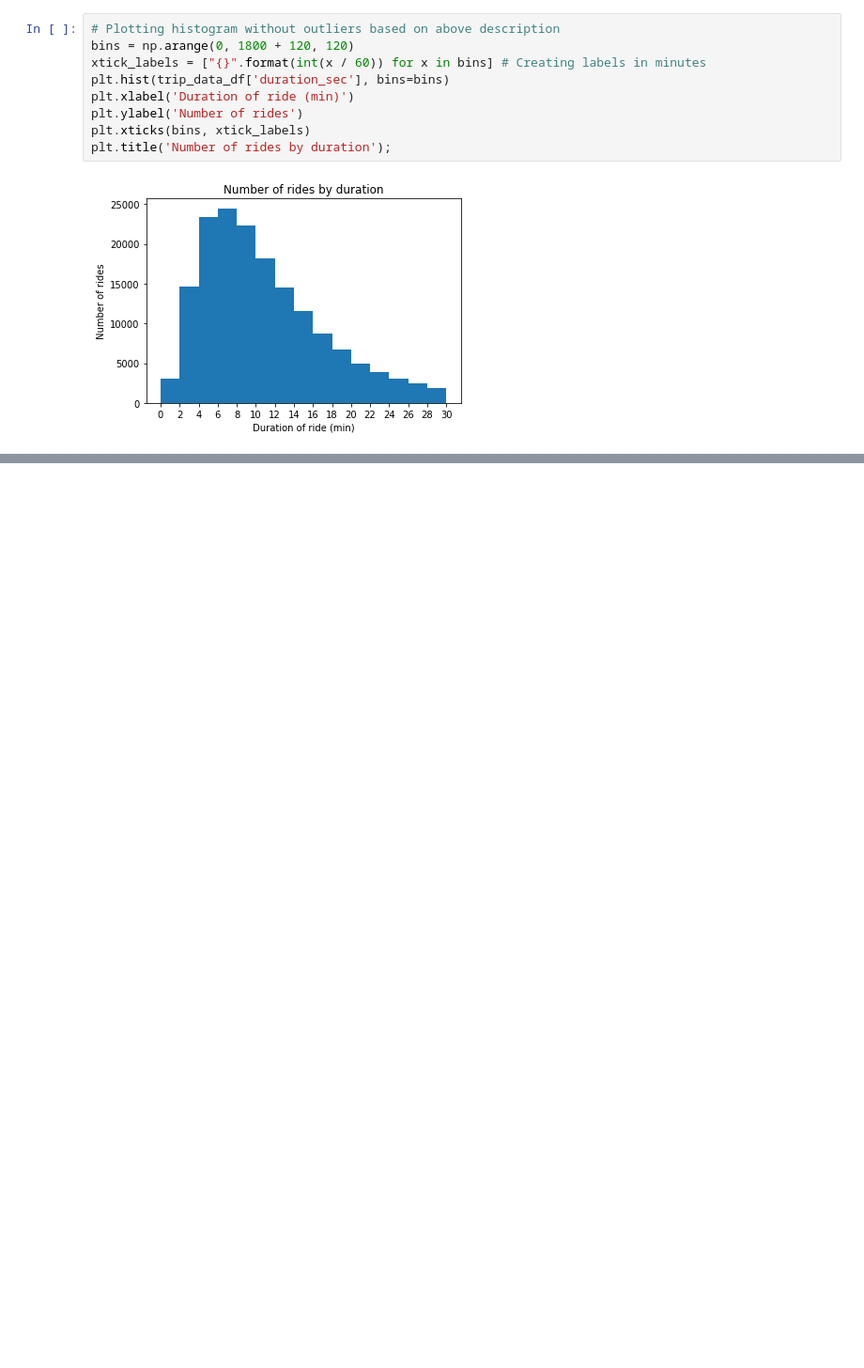
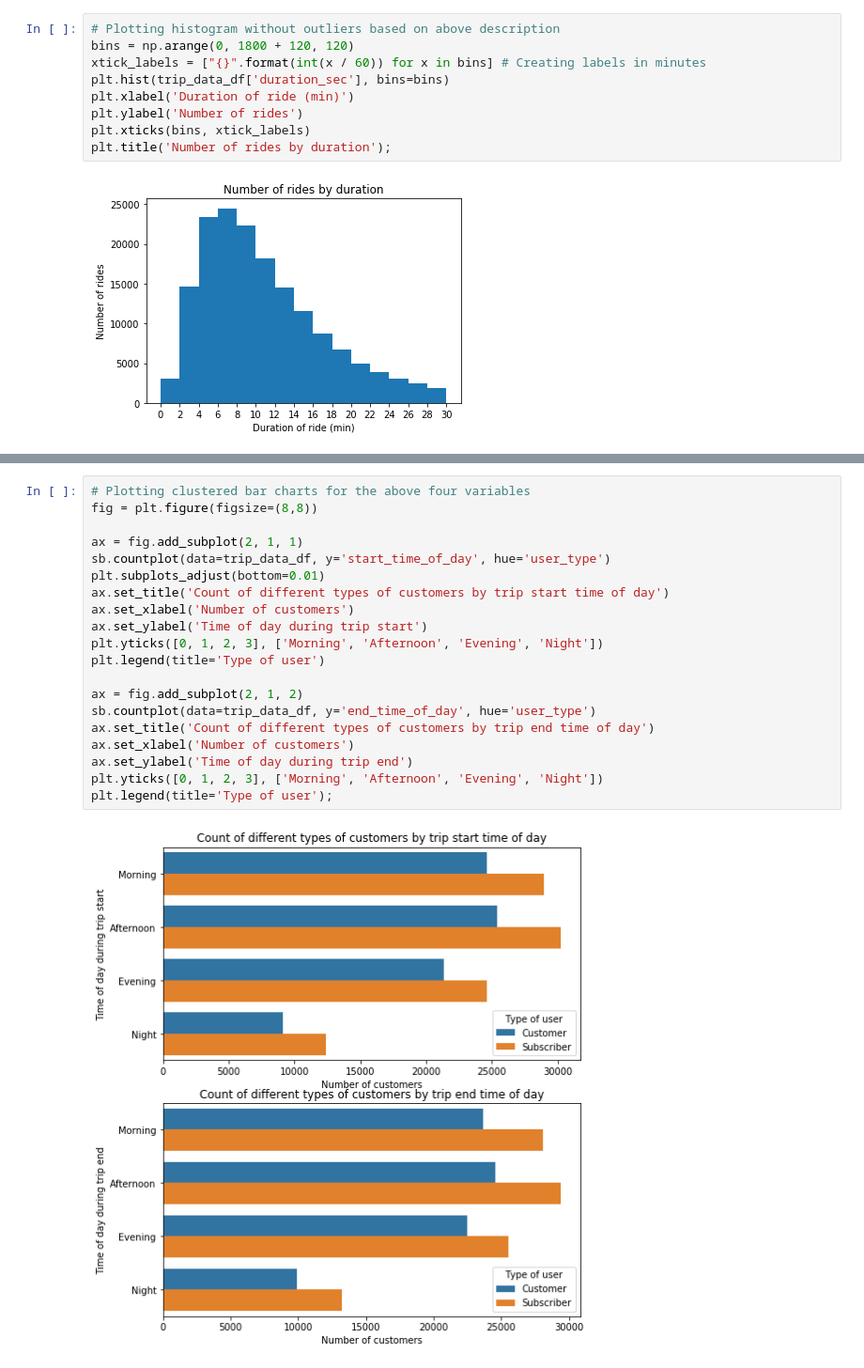
Before and after one commit to RayhaanPirani/baywheels-visualization, a Jupyter notebook: baywheels_explanatory.ipynb, the cells around one changed output, grey strips where cells are left out. Shown at 94% size. Cells and saved outputs as stored; diff of their text form; blank space fills up the shorter version.

```diff
--- a/baywheels_explanatory.ipynb
+++ b/baywheels_explanatory.ipynb
@@ -109,0 +146,22 @@ plt.title('Number of rides by duration');
+# %%
+# Plotting clustered bar charts for the above four variables
+fig = plt.figure(figsize=(8,8))
+
+ax = fig.add_subplot(2, 1, 1)
+sb.countplot(data=trip_data_df, y='start_time_of_day', hue='user_type')
+plt.subplots_adjust(bottom=0.01)
+ax.set_title('Count of different types of customers by trip start time of day')
+ax.set_xlabel('Number of customers')
+ax.set_ylabel('Time of day during trip start')
+plt.yticks([0, 1, 2, 3], ['Morning', 'Afternoon', 'Evening', 'Night'])
+plt.legend(title='Type of user')
+
+ax = fig.add_subplot(2, 1, 2)
+sb.countplot(data=trip_data_df, y='end_time_of_day', hue='user_type')
+ax.set_title('Count of different types of customers by trip end time of day')
+ax.set_xlabel('Number of customers')
+ax.set_ylabel('Time of day during trip end')
+plt.yticks([0, 1, 2, 3], ['Morning', 'Afternoon', 'Evening', 'Night'])
+plt.legend(title='Type of user');
+# %% [output]
+[figure, added]
```
Also changed, not shown: parts of 4 cells of this notebook.
